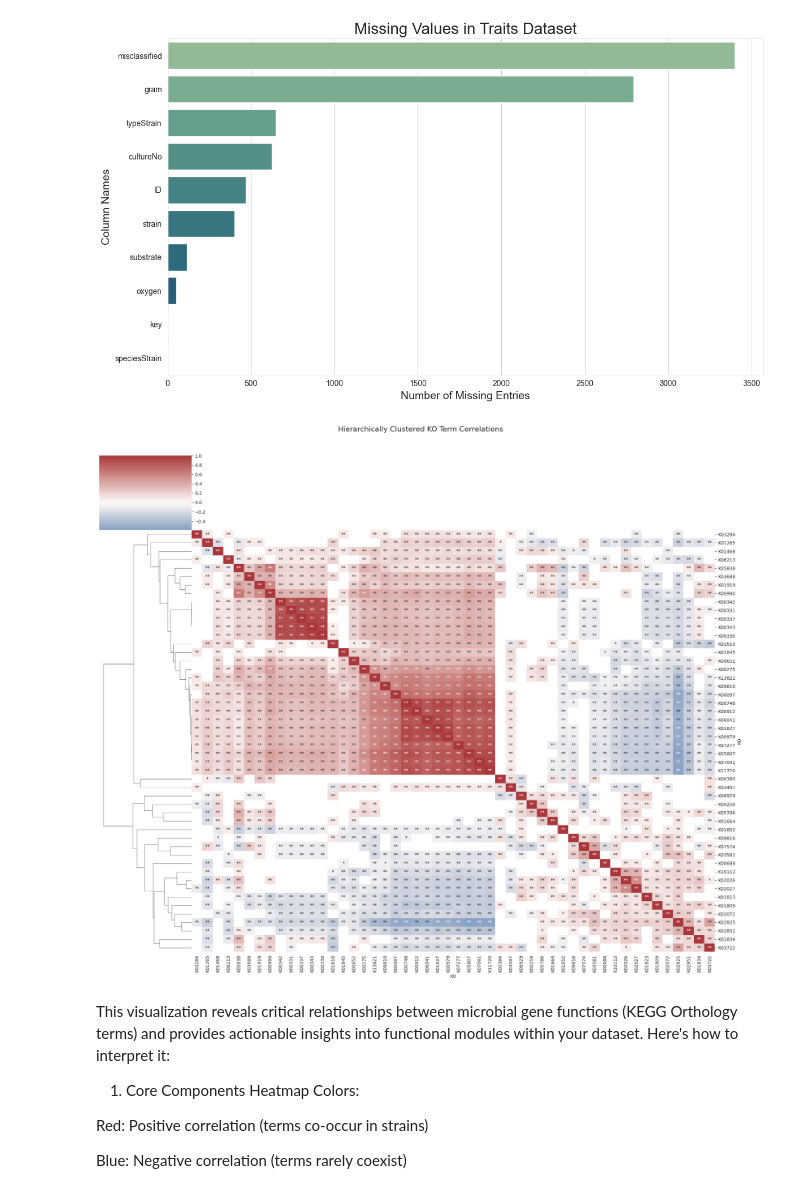
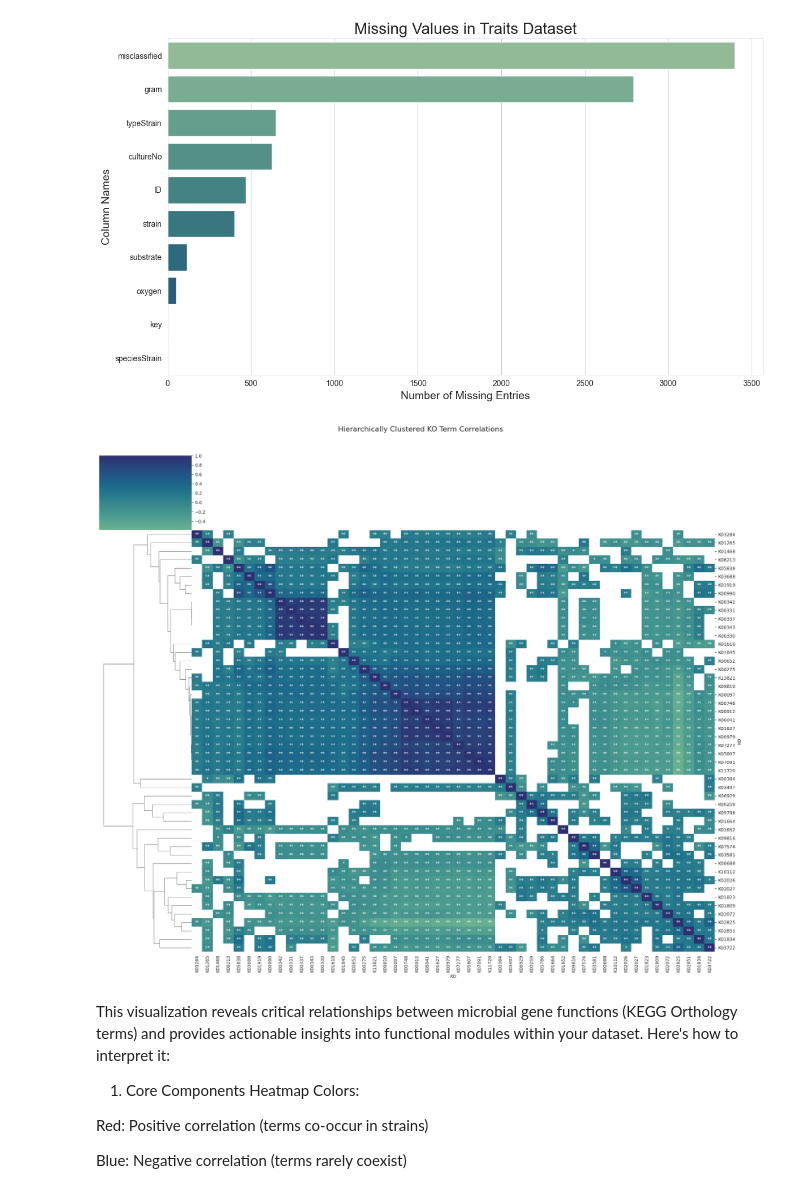
Before and after one commit to Ellaermeg/Eliah-Masters, a Jupyter notebook: Data_processing/Data_analysis.ipynb, the cells around one changed output. Cells and saved outputs as stored; diff of their text form; code cells hidden in the pictures.

Commit message:
Plot stuff

```diff
--- a/Data_processing/Data_analysis.ipynb
+++ b/Data_processing/Data_analysis.ipynb
@@ -194,47 +199,17 @@ Passing `palette` without assigning `hue` is deprecated and will be removed in v
   sns.barplot(x=pruned_missing.values, y=pruned_missing.index, palette='crest')
 [figure]
 # %%
-# Set professional style
-sns.set_style("whitegrid", {'axes.grid': False})
-plt.rcParams['font.family'] = 'DejaVu Sans'
-plt.rcParams['axes.linewidth'] = 0.5
-
-# Prepare data
-high_var_kos = variances.nlargest(50).index
-corr_matrix = X_terms[high_var_kos].corr()
-
-# Initialize p-value matrix
-n_terms = corr_matrix.shape[0]
-p_matrix = np.zeros((n_terms, n_terms))
-
-# Compute p-values for all KO term pairs
-for i in range(n_terms):
-    for j in range(n_terms):
-        r, p = pearsonr(X_terms[high_var_kos[i]], X_terms[high_var_kos[j]])
-        p_matrix[i, j] = p
-
-# Adjust for multiple testing (Bonferroni)
-alpha = 0.05
-n_tests = (n_terms * (n_terms - 1)) // 2  # Number of unique pairs
-p_matrix_adj = np.minimum(p_matrix * n_tests, 1.0)
-
-# Modify your heatmap code:
-mask = p_matrix_adj > alpha  # Mask insignificant correlations
-annot = np.where(p_matrix_adj < 0.01, "**", np.where(p_matrix_adj < 0.05, "*", "")) # Add asterisks to significant terms
-
-
-# Create clustered heatmap
 g = sns.clustermap(corr_matrix,
                    method='average',
                    metric='cosine',
-                   cmap='vlag',
+                   cmap='crest',  # Use the "crest" color palette
                    center=0,
                    annot=annot,  # Add significance markers
                    fmt='',  # Critical fix for string annotations
                    figsize=(20, 18),
                    row_cluster=True,
                    col_cluster=True,
-                   mask=mask,  # Hide insignificant cells,
+                   mask=mask,  # Hide insignificant cells
                    dendrogram_ratio=(0.15, 0.15),
                    cbar_pos=(0.02, 0.8, 0.05, 0.18))
 
@@ -256,36 +231,34 @@ for idx, cl in enumerate(clusters[row_order]):
                 (start_idx, start_idx),
                 width, width,
                 fill=False,
                 edgecolor=plt.cm.tab20(cl-1),
                 lw=2))
         current_cluster = cl
         start_idx = idx
 
-
-
 # Final formatting
 # Set tick labels properly
 g.ax_heatmap.set_xticklabels(g.ax_heatmap.get_xticklabels(),
                             rotation=90,
                             ha='center',
                             fontsize=10)
 g.ax_heatmap.set_yticklabels(g.ax_heatmap.get_yticklabels(),
                             rotation=0,
                             fontsize=10)
 
 # Add main title
 g.fig.suptitle('Hierarchically Clustered KO Term Correlations',
               fontsize=16, y=0.95)
 
 # Adjust layout
 plt.subplots_adjust(top=0.9)  # Make space for title
 
 # Remove redundant column dendrogram
 g.ax_col_dendrogram.set_visible(False)
 
 plt.show()
 # %% [output]
-[figure, old version]
+[figure, new version]
 # %% [markdown]
 This visualization reveals critical relationships between microbial gene functions (KEGG Orthology terms) and provides actionable insights into functional modules within your dataset. Here's how to interpret it:
 
```
Also changed, not shown: parts of 5 cells of this notebook, 5 other files.
